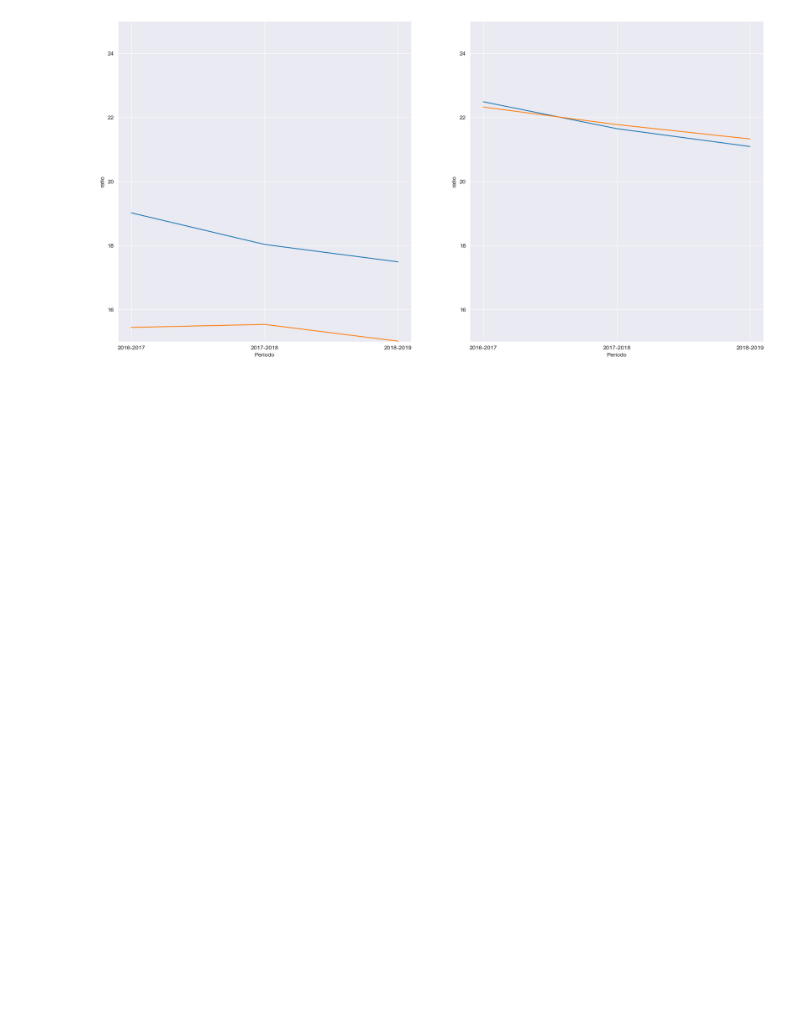
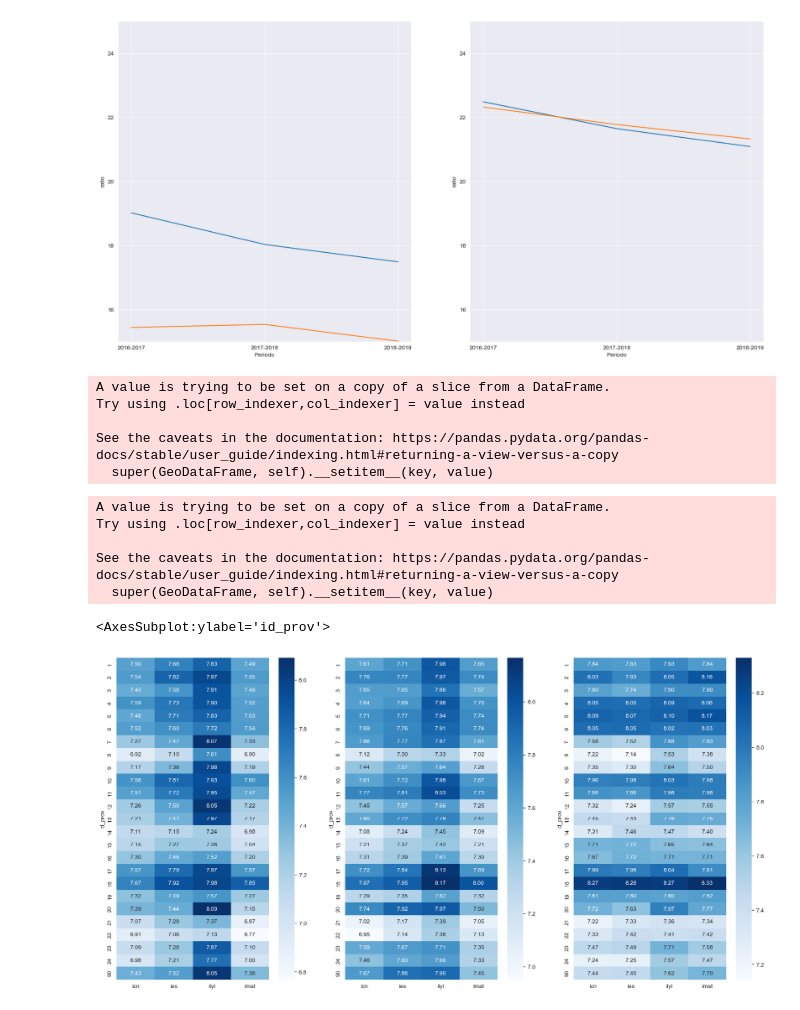
Before and after one commit to Alfreed0/DataScience, a Jupyter notebook: Notebooks/Proyecto.ipynb, the cells around one changed output. Cells and saved outputs as stored; diff of their text form; code cells hidden in the pictures; blank space fills up the shorter version.

```diff
--- a/Notebooks/Proyecto.ipynb
+++ b/Notebooks/Proyecto.ipynb
@@ -589,0 +569,40 @@ axs[1].set_ylim(15, 25)
+# %%
+df_outliers_16['imat'] = df_outliers_16['imat'].str.replace(',', '.').astype('float')
+df_outliers_16['ilyl'] = df_outliers_16['ilyl'].str.replace(',', '.').astype('float')
+df_outliers_16['icn'] = df_outliers_16['icn'].str.replace(',', '.').astype('float')
+df_outliers_16['ies'] = df_outliers_16['ies'].str.replace(',', '.').astype('float')
+# %% [output]
+A value is trying to be set on a copy of a slice from a DataFrame.
+Try using .loc[row_indexer,col_indexer] = value instead
+
+See the caveats in the documentation: https://pandas.pydata.org/pandas-docs/stable/user_guide/indexing.html#returning-a-view-versus-a-copy
+  super(GeoDataFrame, self).__setitem__(key, value)
+# %%
+df_outliers_17['imat'] = df_outliers_17['imat'].str.replace(',', '.').astype('float')
+df_outliers_17['ilyl'] = df_outliers_17['ilyl'].str.replace(',', '.').astype('float')
+df_outliers_17['icn'] = df_outliers_17['icn'].str.replace(',', '.').astype('float')
+df_outliers_17['ies'] = df_outliers_17['ies'].str.replace(',', '.').astype('float')
+# %% [output]
+A value is trying to be set on a copy of a slice from a DataFrame.
+Try using .loc[row_indexer,col_indexer] = value instead
+
+See the caveats in the documentation: https://pandas.pydata.org/pandas-docs/stable/user_guide/indexing.html#returning-a-view-versus-a-copy
+  super(GeoDataFrame, self).__setitem__(key, value)
+# %%
+df_outliers_18['imat'] = df_outliers_18['imat'].str.replace(',', '.').astype('float')
+df_outliers_18['ilyl'] = df_outliers_18['ilyl'].str.replace(',', '.').astype('float')
+df_outliers_18['icn'] = df_outliers_18['icn'].str.replace(',', '.').astype('float')
+df_outliers_18['ies'] = df_outliers_18['ies'].str.replace(',', '.').astype('float')
+# %%
+dfht_subject_16 = pd.pivot_table(data=df_outliers_16, index='id_prov', values=['imat', 'ilyl', 'icn', 'ies'], aggfunc='mean')
+dfht_subject_17 = pd.pivot_table(data=df_outliers_17, index='id_prov', values=['imat', 'ilyl', 'icn', 'ies'], aggfunc='mean')
+dfht_subject_18 = pd.pivot_table(data=df_outliers_18, index='id_prov', values=['imat', 'ilyl', 'icn', 'ies'], aggfunc='mean')
+# %%
+sns.set_style('darkgrid')
+fig,axs = plt.subplots(1, 3, figsize=(20,10))
+sns.heatmap(dfht_subject_16, ax=axs[0], cmap='Blues', annot=True, fmt='.2f')
+sns.heatmap(dfht_subject_17, ax=axs[1], cmap='Blues', annot=True, fmt='.2f')
+sns.heatmap(dfht_subject_18, ax=axs[2], cmap='Blues', annot=True, fmt='.2f')
+# %% [output]
+<AxesSubplot:ylabel='id_prov'>
+[figure, added]
```
Also changed, not shown: parts of 20 cells of this notebook, 4 other files.
